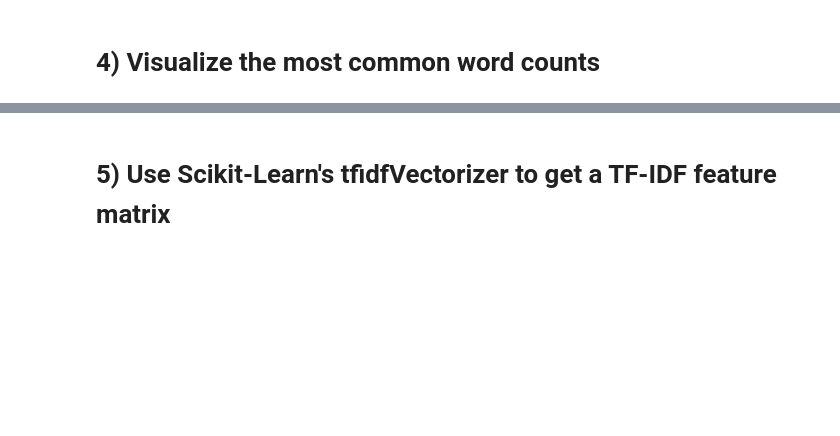
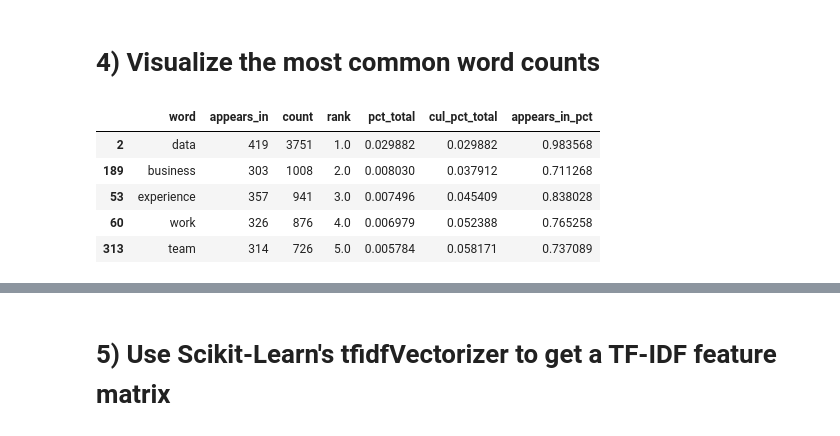
Before and after one commit to livjab/DS-Unit-4-Sprint-1-NLP, a Jupyter notebook: module2-vector-representations/LS_DS_412_Vector_Representations_Assignment.ipynb, the cells around one changed output, grey strips where cells are left out. Cells and saved outputs as stored; diff of their text form; code cells hidden in the pictures; blank space fills up the shorter version.

```diff
--- a/module2-vector-representations/LS_DS_412_Vector_Representations_Assignment.ipynb
+++ b/module2-vector-representations/LS_DS_412_Vector_Representations_Assignment.ipynb
@@ -131,0 +202,10 @@ raise Exception("\nThis task is not complete. \nReplace this line with your code
+# %%
+wc = count(df['tokens'])
+wc.head()
+# %% [output]
+|  | word | appears_in | count | rank | pct_total | cul_pct_total | appears_in_pct |
+| 2 | data | 419 | 3751 | 1.0 | 0.029882 | 0.029882 | 0.983568 |
+| 189 | business | 303 | 1008 | 2.0 | 0.008030 | 0.037912 | 0.711268 |
+| 53 | experience | 357 | 941 | 3.0 | 0.007496 | 0.045409 | 0.838028 |
+| 60 | work | 326 | 876 | 4.0 | 0.006979 | 0.052388 | 0.765258 |
+| 313 | team | 314 | 726 | 5.0 | 0.005784 | 0.058171 | 0.737089 |
```
Also changed, not shown: parts of 14 cells of this notebook.
